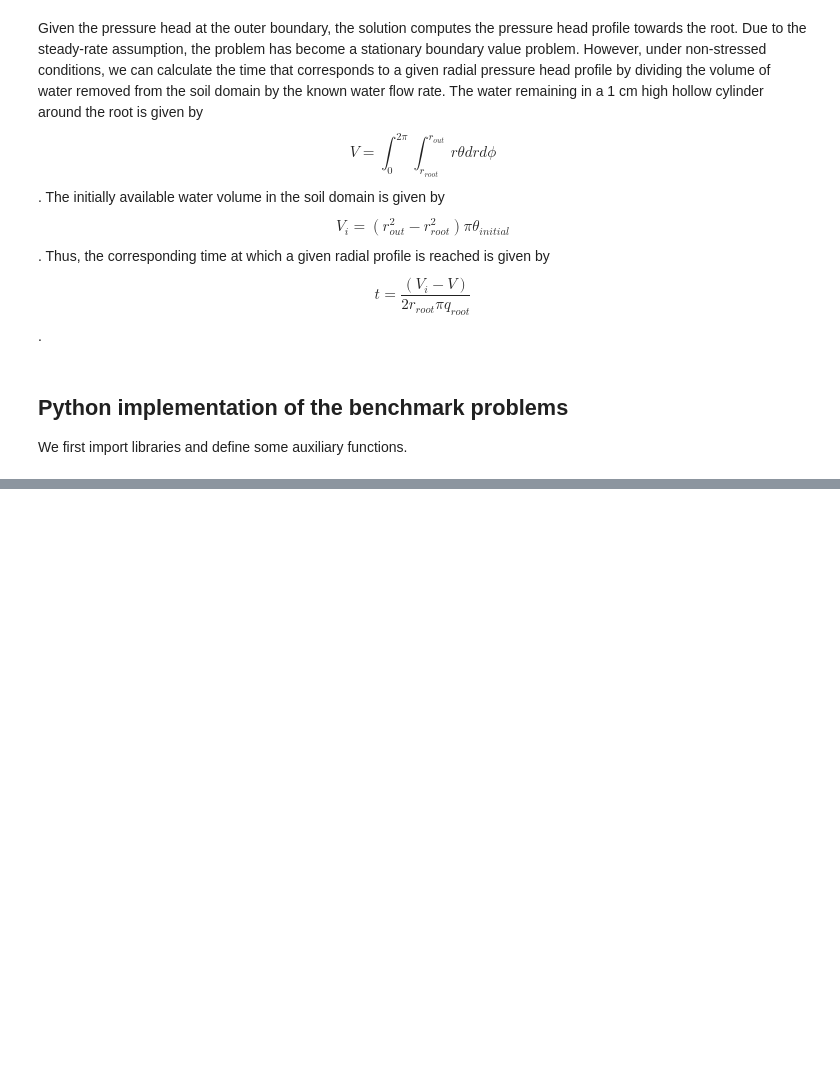
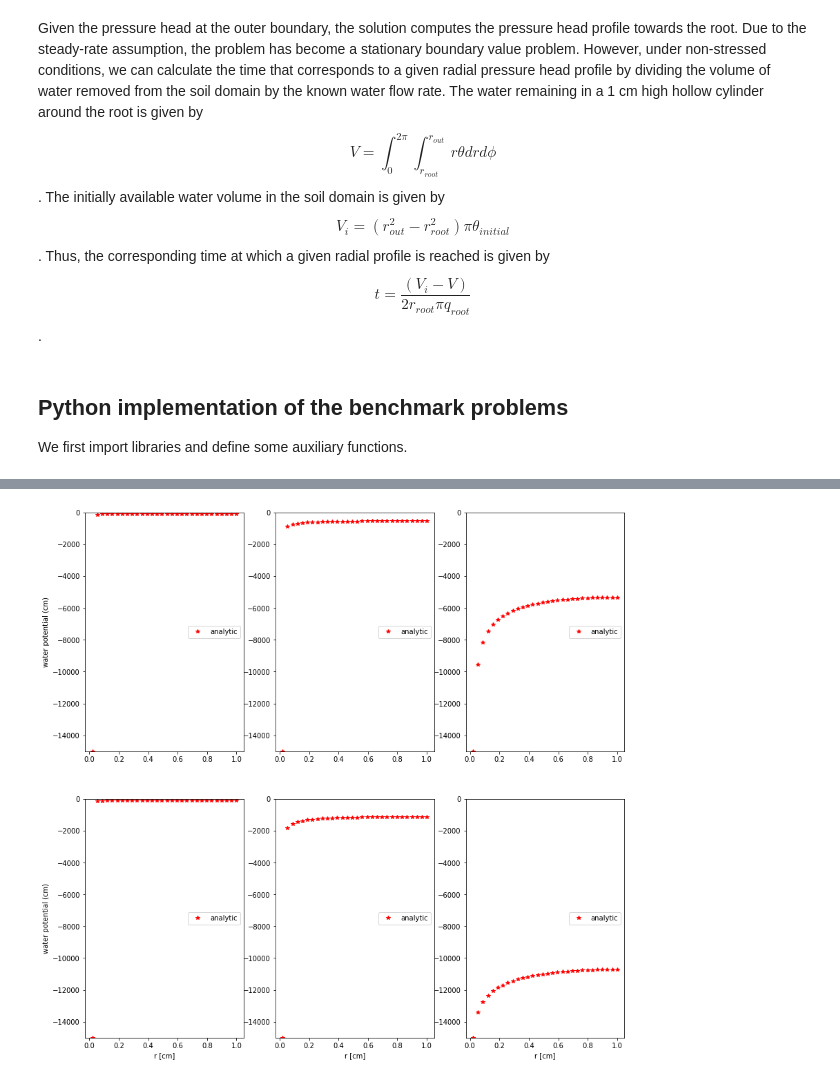
Before and after one commit to RSA-benchmarks/collaborative-comparison, a Jupyter notebook: Single root water uptake.ipynb, the cells around one changed output, grey strips where cells are left out. Cells and saved outputs as stored; diff of their text form; code cells hidden in the pictures; blank space fills up the shorter version.

```diff
--- a/Single root water uptake.ipynb
+++ b/Single root water uptake.ipynb
@@ -131,0 +146,83 @@ plt.show()
+# %%
+r_root = 0.02   # cm
+r_out = 1        #cm
+rho = r_out/r_root
+h_out = np.linspace(-100,-14500,100);   #cm
+h_lim = -15000   # cm
+q_out = 0#q_root * (r_root/(2*r_out))
+r = np.linspace(r_root, r_out, 30)
+fig, ax = plt.subplots(2, 3,figsize=(14, 14))
+h_stressonset = np.zeros((6,len(r))); ind=0;
+for s,soil in enumerate([sand, loam, clay]):
+    for q,q_root in enumerate([0.5,0.1]):    # q_root in [cm/d], high and low transpiration
+        crit=0; k=0;
+        while crit < 1:
+            MFP_nostress = MFP(h_out[k],soil) + (q_root*r_root-q_out*r_out)*(r**2/r_root**2/(2*(1-rho**2))+rho**2/(1-rho**2)*(np.log(r_out/r)-0.5)) + q_out*r_out*np.log(r/r_out)
+            if np.amin(MFP_nostress)<=0:   #stress
+                MFP_stress  = (MFP(h_out[k],soil)+q_out*r_out*np.log(1/rho))*( (r**2/r_root**2 - 1 + 2*rho**2*np.log(r_root/r))/(rho**2 - 1+2*rho**2*np.log(1/rho)) ) + q_out*r_out*np.log(r/r_root)
+                for i in range(len(r)):
+                    h_stressonset[ind,i] = h(MFP_stress[i],soil)
+                crit=crit+1
+                #print(crit)#(h_stressonset.shape)
+            k=k+1;
+        # plot
+        ax[int(q),int(s)].plot(r,h_stressonset[ind,:],'r*',label='analytic')
+        ax[1,int(s)].set_xlabel("r [cm]")
+        ax[int(q),0].set_ylabel("water potential (cm)")
+        ax[int(q),int(s)].set_ylim(-15000,0)
+        ax[int(q),int(s)].legend(loc=7)
+        ind=ind+1;
+# Numerical solutions
+r, rsme, rsquare, nn, l = [], [], [], [], []
+cc = 0
+col=["C2","C0","b"]
+for dirname, dirnames, filenames in os.walk('coupled_problems/C11/.'):
+    filenames.sort()
+    for i,f in enumerate(filenames):
+        try:
+            data = []
+            with open('coupled_problems/C11/'+f) as fp:
+                for line in fp:
+                    s = ast.literal_eval("["+line+"]")
+                    data.append(s)
+            for j in range(0,3): # axis
+                for k in range(0,2):
+                    l.append(f)
+                    r_n = data[2*(3*j+k)]
+                    h_n = data[2*(3*j+k)+1]
+                    pl, = ax[j].plot(r_,h_,col[cc]) # numeric solution
+                    interp = interp1d(r,h_stressonset[3*j+k,:],  kind='linear', fill_value='extrapolate', bounds_error =False )
+                    h_a = interp(sorted(h_)) # analytical solution at points
+                    # Evaluate
+                    oi, pi = h_n, h_a
+                    om, pm = np.mean(oi), np.mean(pi)
+                    nn.append(len(oi))
+                    # calculate R
+                    r_ =  np.sum((oi-om)*(pi-pm)) / (np.sqrt(np.sum(np.square(oi-om)))*np.sqrt(np.sum(np.square(pi-pm))) )
+                    r.append(r_)
+                    # calculate R^2
+                    # r2 = np.sum(np.square(pi-om)) / np.sum(np.square(oi-om))
+                    rsquare.append(r_*r_)
+                    # calculate RSME
+                    rsme_ = np.square(np.sum(np.square(oi-pi)/nn[-1]))
+                    rsme.append(rsme_)
+                    if k==0:
+                        pl.set_label(f)
+                ax[j].set_xlabel("r $\\theta$ [cm]")
+                if j==0:
+                    ax[j].set_ylabel("Matric potential [cm]") # all file data values are currently [m], I will change that soon
+            cc+=1
+        except Exception as ex:
+            print("Something went wrong with file "+f)
+            print(ex)
+#ax[-1].legend()
+plt.show()
+
+print("Name\t\t", "N\t", "R²\t\t", "R")
+for i in range(0,len(nn)):
+    print(l[i]+"\t",nn[i],"\t",'{:2.8f}'.format(rsquare[i]),"\t",'{:2.8f}'.format(r[i]) ) # '{:2.8f}'.format(rsme[i]),"\t",
+
+
+plt.show()
+# %% [output]
+[figure, added]
```
Also changed, not shown: parts of 7 cells of this notebook.
